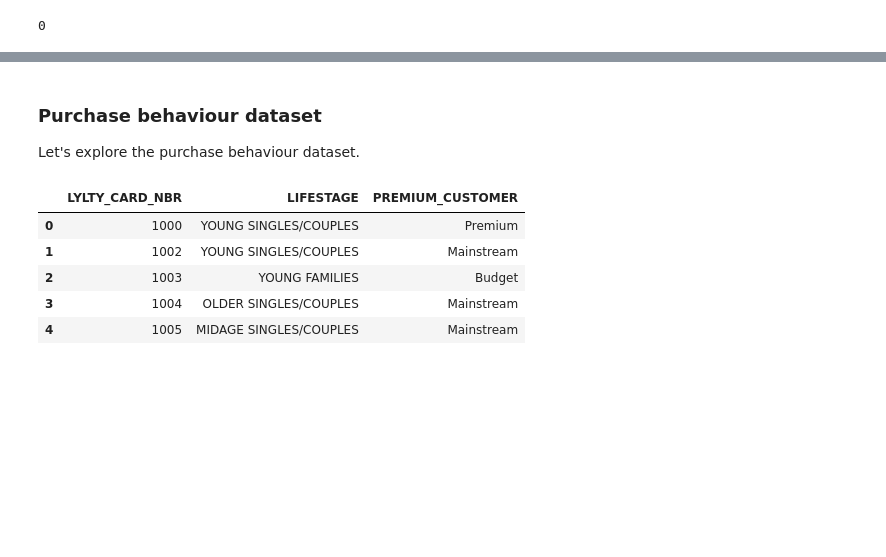
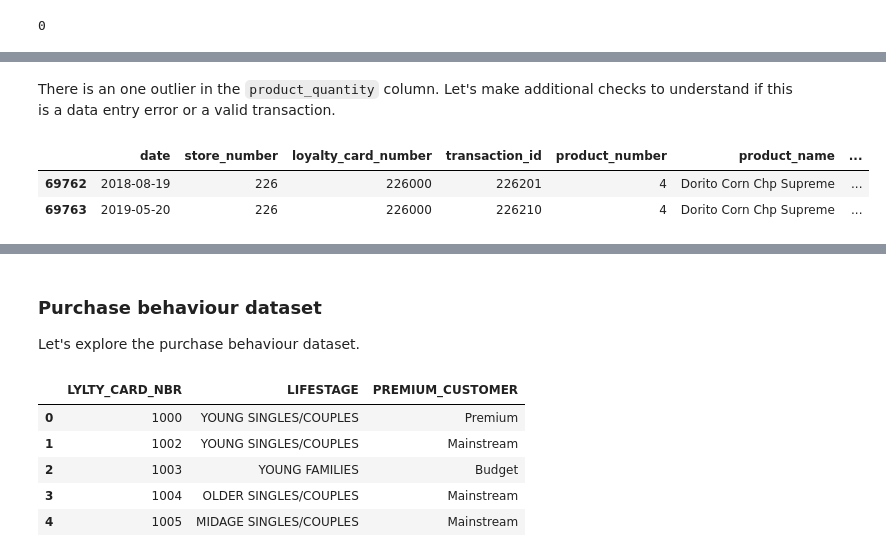
Before and after one commit to 7086600/quantium_project, a Jupyter notebook: quantium.ipynb, the cells around one changed output, grey strips where cells are left out. Cells and saved outputs as stored; diff of their text form; code cells hidden in the pictures; blank space fills up the shorter version.

```diff
--- a/quantium.ipynb
+++ b/quantium.ipynb
@@ -358,0 +358,9 @@ dtype: int64
+# %% [markdown]
+There is an one outlier in the `product_quantity` column. Let's make additional checks to understand if this is a data entry error or a valid transaction.
+# %%
+filt_outliers = transactions['product_quantity'] > 100
+transactions[filt_outliers]
+# %% [output]
+|  | date | store_number | loyalty_card_number | transaction_id | product_number | product_name | ... |
+| 69762 | 2018-08-19 | 226 | 226000 | 226201 | 4 | Dorito Corn Chp Supreme | ... |
+| 69763 | 2019-05-20 | 226 | 226000 | 226210 | 4 | Dorito Corn Chp Supreme | ... |
```
Also changed, not shown: parts of 9 cells of this notebook.
